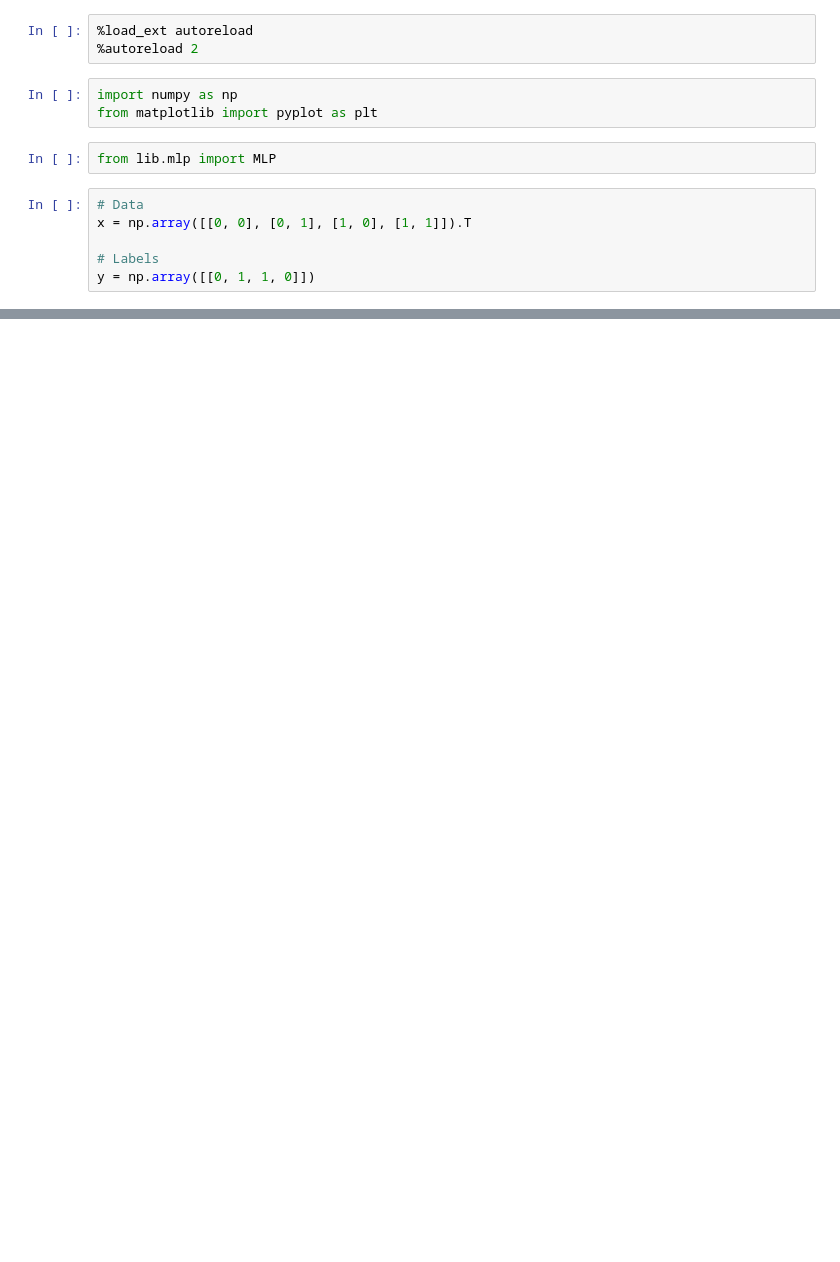
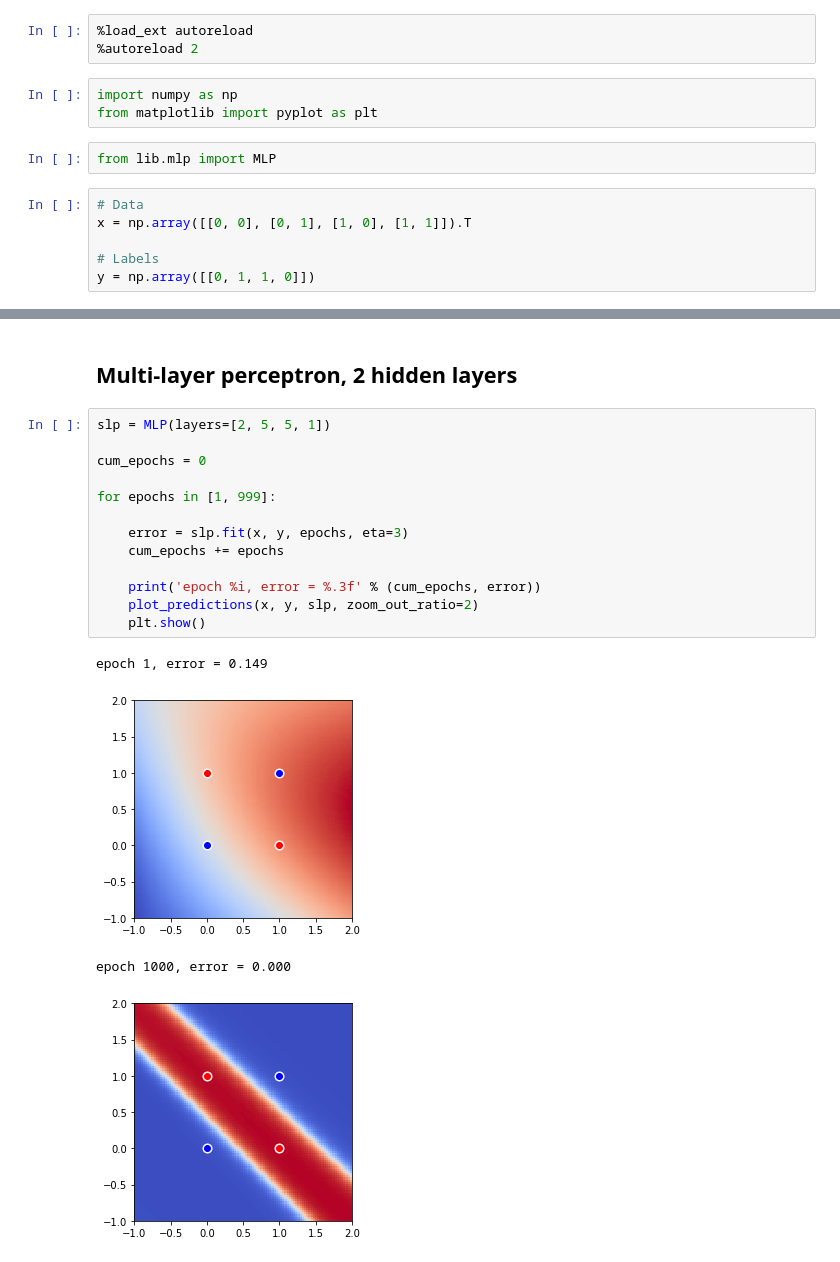
Before and after one commit to quentin-auge/simple-nn, a Jupyter notebook: xor_mlp.ipynb, the cells around one changed output, grey strips where cells are left out. Cells and saved outputs as stored; diff of their text form; blank space fills up the shorter version.

```diff
--- a/xor_mlp.ipynb
+++ b/xor_mlp.ipynb
@@ -56,0 +98,20 @@ plot(x, y, slp, zoom_out_ratio=2)
+# %% [markdown]
+## Multi-layer perceptron, 2 hidden layers
+# %%
+slp = MLP(layers=[2, 5, 5, 1])
+
+cum_epochs = 0
+
+for epochs in [1, 999]:
+
+    error = slp.fit(x, y, epochs, eta=3)
+    cum_epochs += epochs
+
+    print('epoch %i, error = %.3f' % (cum_epochs, error))
+    plot_predictions(x, y, slp, zoom_out_ratio=2)
+    plt.show()
+# %% [output]
+epoch 1, error = 0.149
+[figure, added]
+epoch 1000, error = 0.000
+[figure, added]
```
Also changed, not shown: parts of 8 cells of this notebook, 2 other files.
